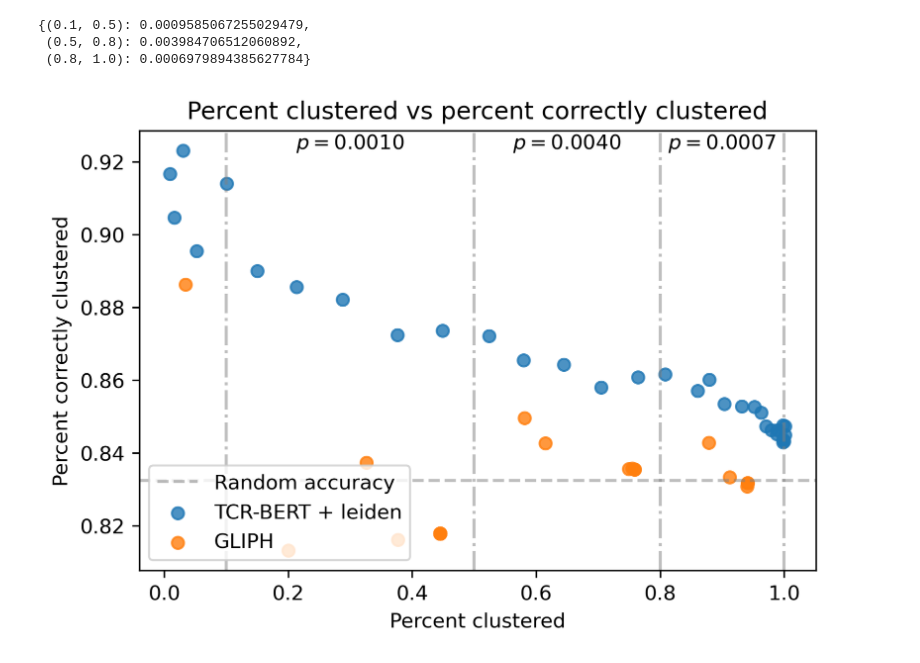
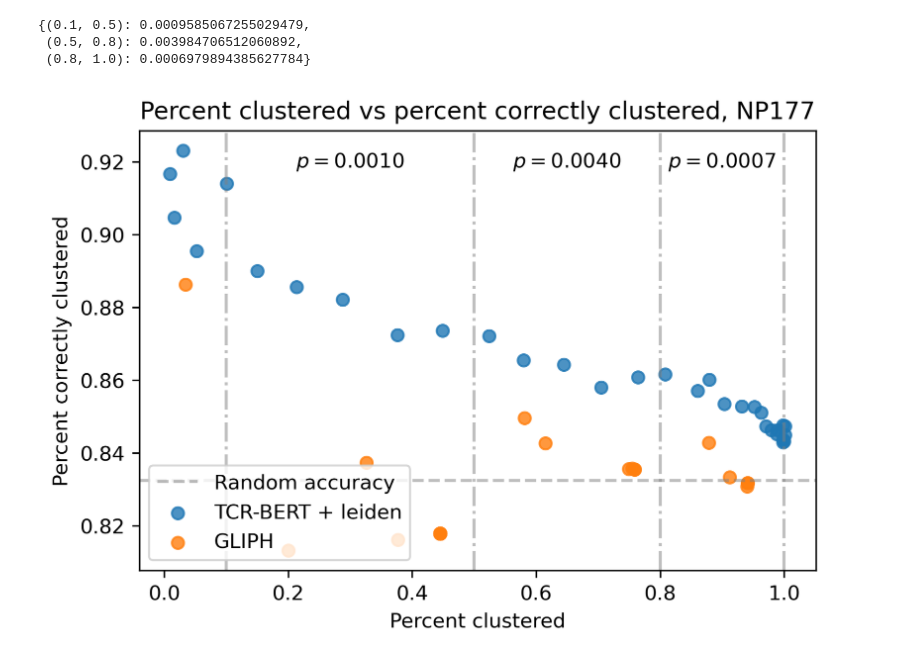
Before and after one commit to wukevin/tcr-bert, a Jupyter notebook: jupyter/transformers_glanville_classifier_and_clustering.ipynb, the cells around one changed output. Saved outputs shown, nothing was run; the diff lists cells and outputs as text; code cells hidden in the pictures.

```diff
--- a/jupyter/transformers_glanville_classifier_and_clustering.ipynb
+++ b/jupyter/transformers_glanville_classifier_and_clustering.ipynb
@@ -158,7 +173,7 @@ def motif_from_cluster(cluster:str, fname=None):
         fig.savefig(fname, bbox_inches='tight')
     return fig
 
-figs = [motif_from_cluster(c, fname=os.path.join(PLOT_DIR, f"glanville_embed_cluster_motif_{c}.pdf")) for c in ['18', '22', '20']]
+figs = [motif_from_cluster(c, fname=os.path.join(PLOT_DIR, f"glanville_embed_cluster_motif_{c}.pdf")) for c in ['25', '22', '20']]
 for f in figs:
     f.show()
 # %% [output]
@@ -649,33 +664,33 @@ per_interval_pval
 fig, ax = plt.subplots(dpi=300)
 ax.scatter(
     bert_clustering_perf_df['perc_clustered'], bert_clustering_perf_df['perc_correct'],
     alpha=0.8, label="TCR-BERT + leiden",
 )
 ax.scatter(
     gliph_clustering_perf_df['perc_clustered'], gliph_clustering_perf_df['perc_correct'],
     alpha=0.8, label='GLIPH',
 )
 
 # Show the intervals and the p-values
 for c in utils.dedup(list(itertools.chain.from_iterable(per_interval_pval.keys()))):
     ax.axvline(c, color='grey', linestyle='-.', alpha=0.5)
 _, y_top = ax.get_ylim()
 for (begin, end), pval in per_interval_pval.items():
     middle = np.mean([begin, end])
-    ax.text(middle, y_top - 0.005, f"$p={pval:.4f}$", ha='center')
+    ax.text(middle, y_top - 0.01, f"$p={pval:.4f}$", ha='center')
 
 ax.set(
     xlabel="Percent clustered",
     ylabel="Percent correctly clustered",
-    title="Percent clustered vs percent correctly clustered"
+    title="Percent clustered vs percent correctly clustered, NP177"
 )
 ax.axhline(
     1 - np.mean(list(all_labels)),
     color='grey', linestyle='--', alpha=0.5, label='Random accuracy',
 )
 ax.legend(loc='lower left')
 
 fig.savefig(os.path.join(PLOT_DIR, "glanville_gliph_vs_bert.pdf"), bbox_inches='tight')
 fig.show()
 # %% [output]
-[figure, old version]
+[figure, new version]
```
Also changed, not shown: parts of 12 cells of this notebook, 8 other files.
